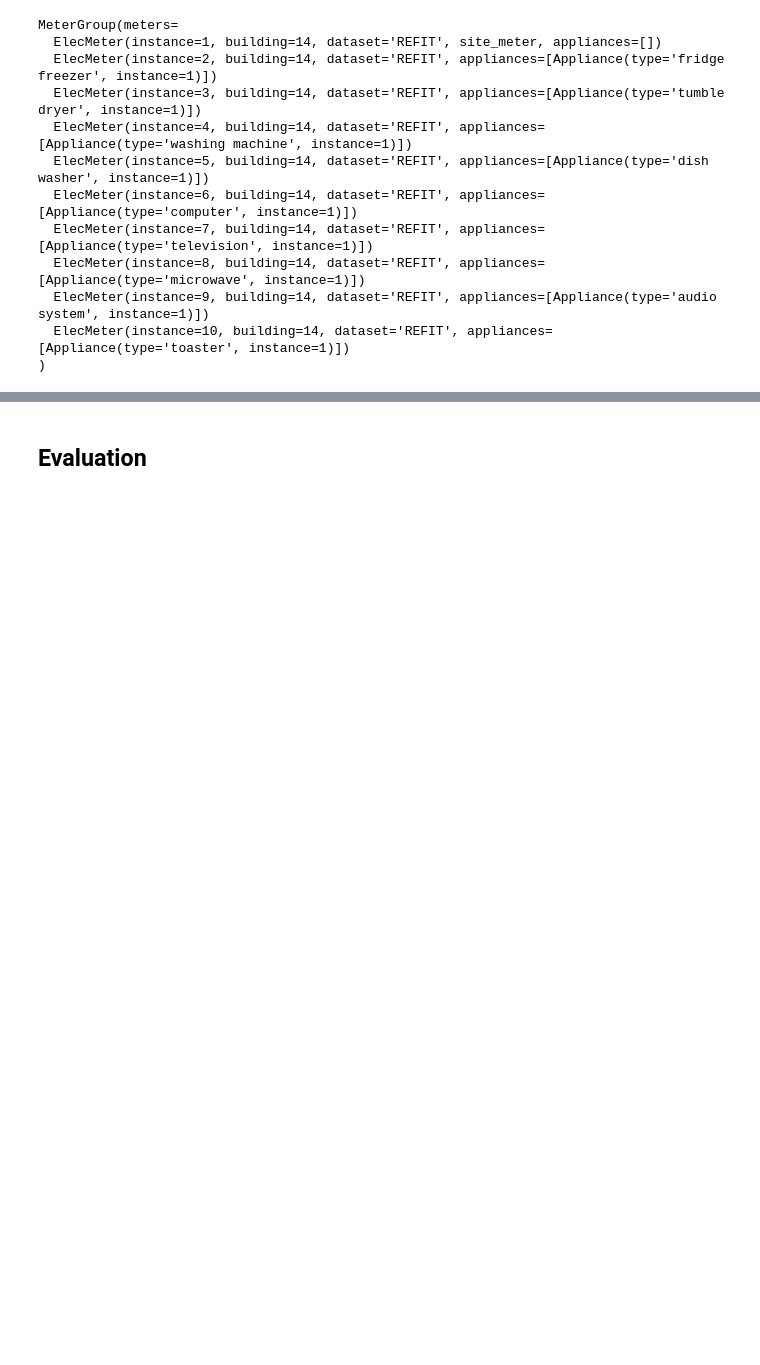
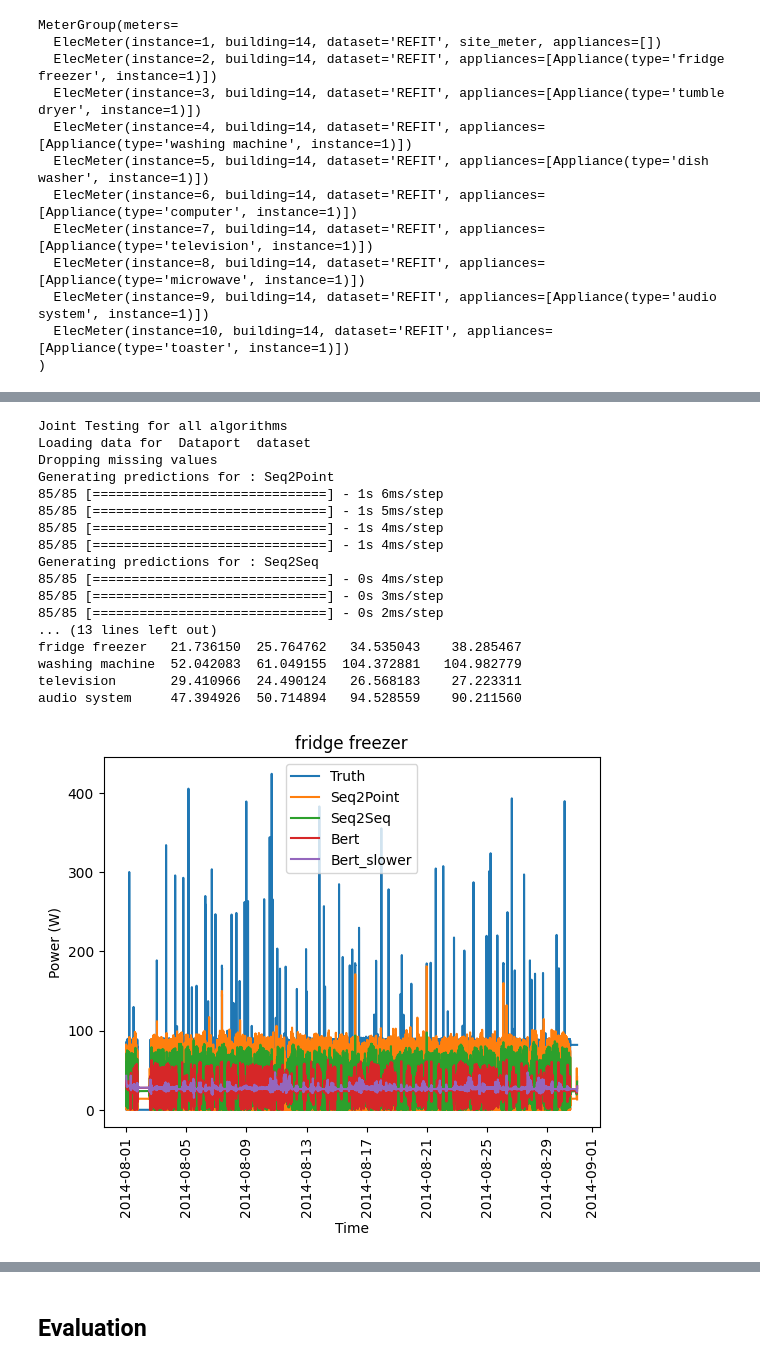
Before and after one commit to johannesgl4d0s/case_study, a Jupyter notebook: CaseStudy1_ml.ipynb, the cells around one changed output, grey strips where cells are left out. Cells and saved outputs as stored; diff of their text form; code cells hidden in the pictures; blank space fills up the shorter version.

```diff
--- a/CaseStudy1_ml.ipynb
+++ b/CaseStudy1_ml.ipynb
@@ -1084,7 +1133,9 @@ building14_param = {
   "appliances": [ "fridge freezer", "washing machine", "television", "audio system" ],
   "methods": {"Seq2Point": Seq2Point({"n_epochs": 20}),
               "Seq2Seq": Seq2Seq({"n_epochs": 20}),
-              "Bert": BERT({"n_epochs": 20})},
+              "Bert": BERT({"n_epochs": 10}),
+              "Bert_slower": BERT({"n_epochs": 10, "learning_rate": 0.0005})
+              },
   "display_predictions": True,
   "train": {
     "datasets": {
@@ -1114,13 +1165,3 @@ building14_param = {
         "metrics":["rmse"]
     }
   }
-# %%
-if Path(f"{data_path}/building14.pkl").exists():
-    # Load the model and skip the training
-    with open(f"{data_path}/building14.pkl", "rb") as f:
-        building14_mod = pickle.load(f)
-else:
-    # Train the model, save to pickle file
-    building14_mod = API(building14_param)
-    with open(f"{data_path}/building14.pkl", "wb") as f:
-        pickle.dump(building14_mod, f)
@@ -1148,0 +1168,30 @@ audio system     50.335367  51.387784  109.887749
+# %%
+if Path(f"{data_path}/building14.joblib").exists() == False:
+    building14_mod = API(building14_param)
+    results = {
+        "pred_overall": building14_mod.pred_overall,
+        "errors": building14_mod.errors,
+        "test_mains": building14_mod.test_mains,
+        "test_submeters": building14_mod.test_submeters
+    }
+    with open(f"{data_path}/building14.joblib", "wb") as f:
+        joblib.dump(results, f)
+# %% [output]
+Joint Testing for all algorithms
+Loading data for  Dataport  dataset
+Dropping missing values
+Generating predictions for : Seq2Point
+85/85 [==============================] - 1s 6ms/step
+85/85 [==============================] - 1s 5ms/step
+85/85 [==============================] - 1s 4ms/step
+85/85 [==============================] - 1s 4ms/step
+Generating predictions for : Seq2Seq
+85/85 [==============================] - 0s 4ms/step
+85/85 [==============================] - 0s 3ms/step
+85/85 [==============================] - 0s 2ms/step
+... (13 lines left out)
+fridge freezer   21.736150  25.764762   34.535043    38.285467
+washing machine  52.042083  61.049155  104.372881   104.982779
+television       29.410966  24.490124   26.568183    27.223311
+audio system     47.394926  50.714894   94.528559    90.211560
+[figure, added]
```
Also changed, not shown: parts of 22 cells of this notebook, 4 other files.
